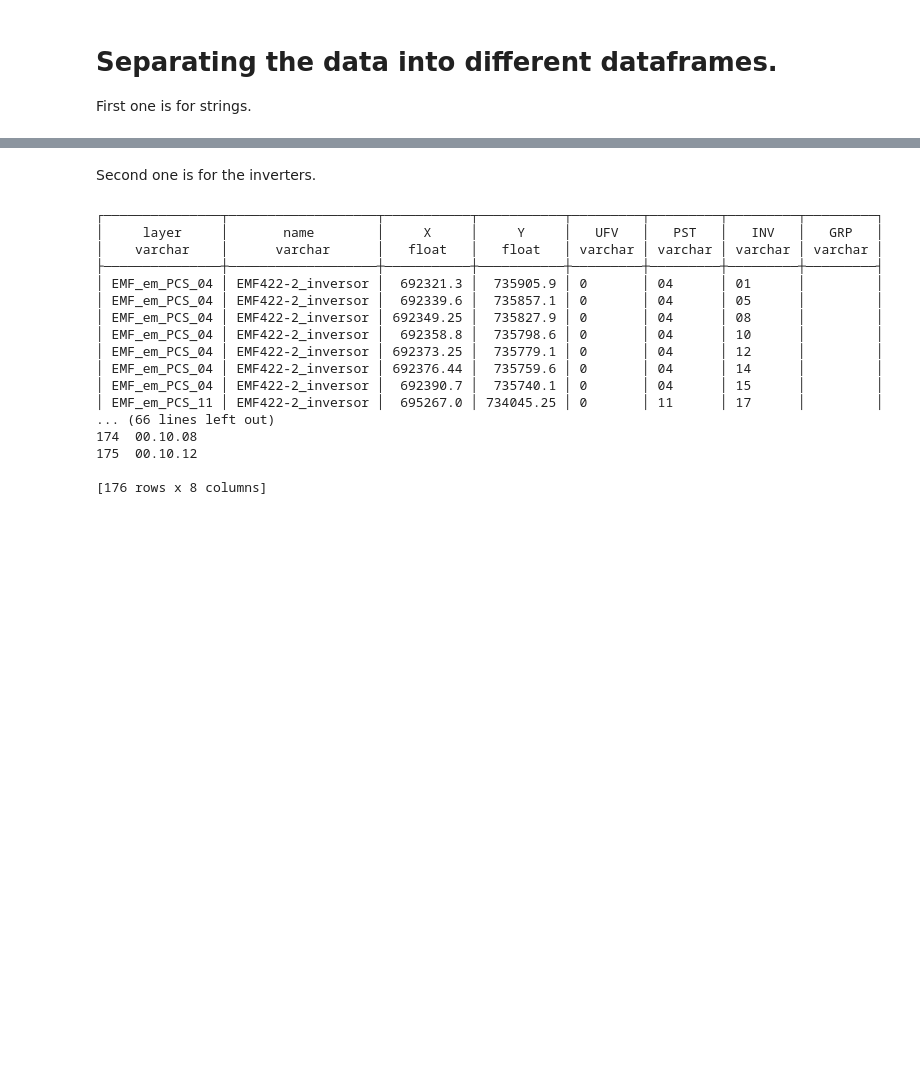
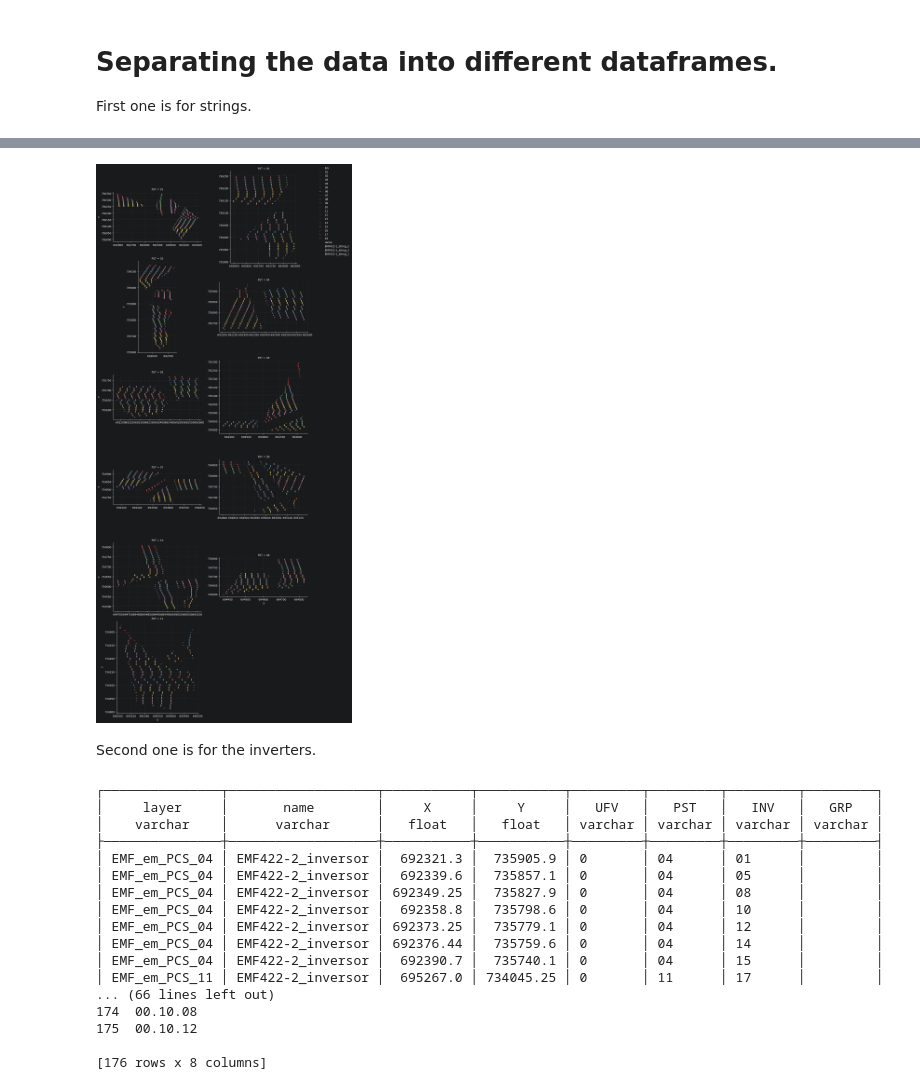
Before and after one commit to RafaelParanhos/Solar_Energy_Framework, a Jupyter notebook: Structure DC - Toolestown.ipynb, the cells around one changed output, grey strips where cells are left out. Saved outputs shown, nothing was run; the diff lists cells and outputs as text; code cells hidden in the pictures; blank space fills up the shorter version.

```diff
--- a/Structure DC - Toolestown.ipynb
+++ b/Structure DC - Toolestown.ipynb
@@ -106,3 +114,33 @@ None
+# %%
+inv_order = sorted(strings_df['INV'].unique())
+
+g = sns.relplot(
+    data=strings_df, x="X", y="Y",
+    col='PST', hue="INV", style='name',
+    kind='scatter',
+    col_wrap=2,
+    height=5,
+    aspect=1,
+    s=10,
+    alpha=0.7,
+    facet_kws={'sharex': False, 'sharey': False},
+    palette='Set1',
+    hue_order=inv_order
+)
+
+# Move legend outside
+sns.move_legend(g, "upper left", bbox_to_anchor=(1, 1))
+
+# Apply equal aspect and grid to all subplots
+for ax in g.axes.flat:
+    ax.set_aspect('equal')
+    ax.grid(True, alpha=0.3, linestyle='--')
+
+plt.tight_layout()
+plt.show()
+g.figure.savefig(r"C:\Users\Usuario\Desktop\pst_plots.pdf", dpi=300, bbox_inches='tight')
+# %% [output]
+[figure, added]
 # %% [markdown]
 Second one is for the inverters.
 # %%
```
Also changed, not shown: parts of 7 cells of this notebook.
